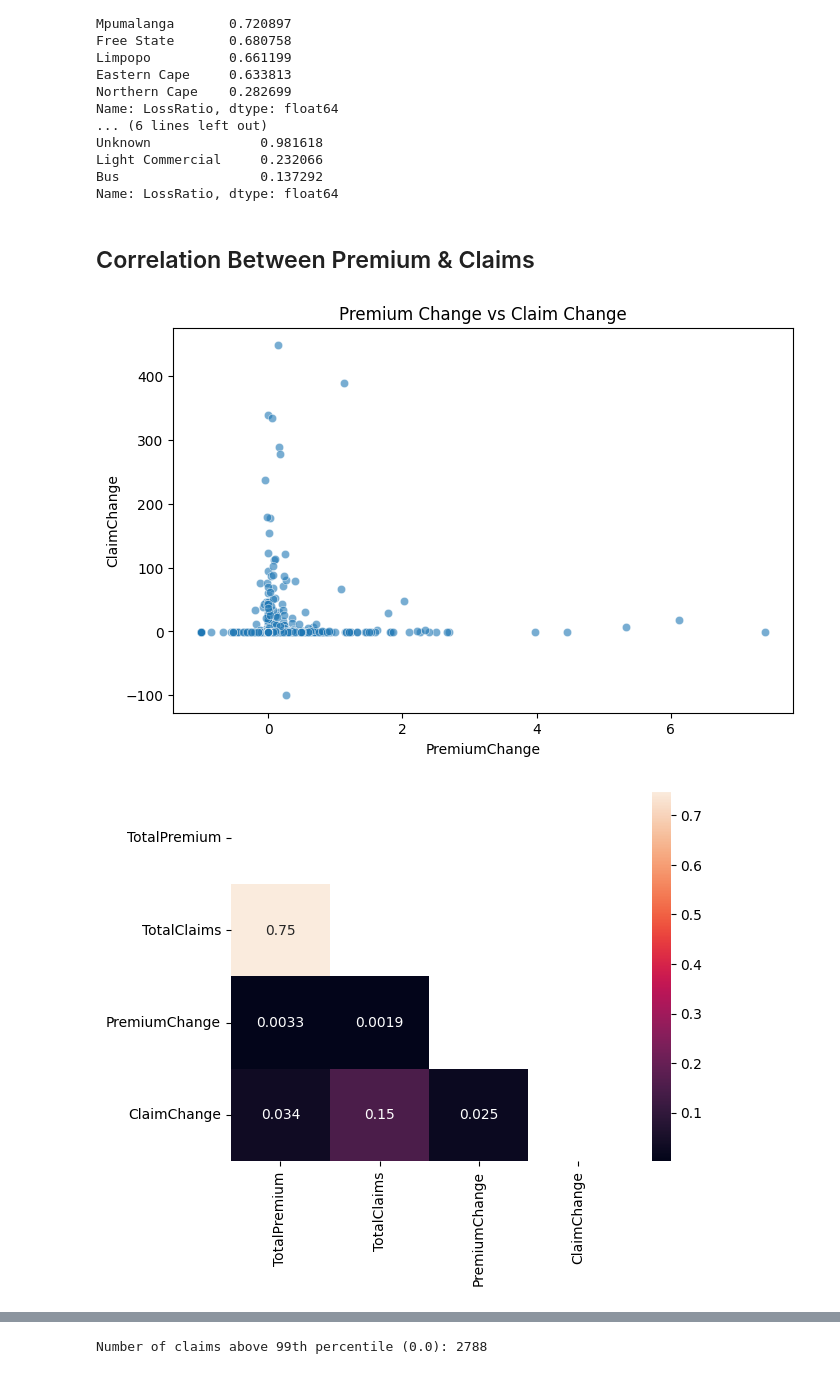
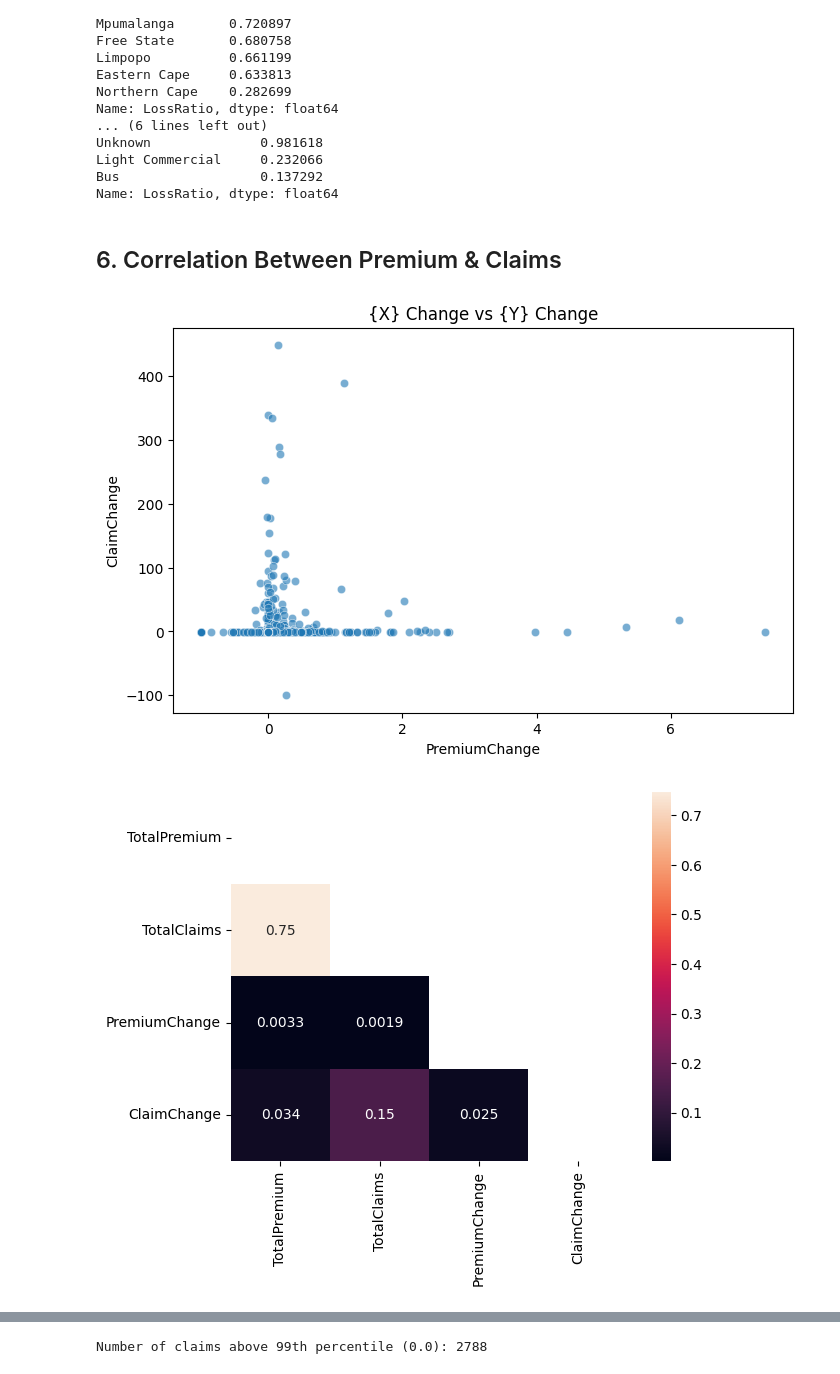
Before and after one commit to Aryam-21/insurance-risk-analytics, a Jupyter notebook: notebooks/task-1.ipynb, the cells around one changed output, grey strips where cells are left out. Drawn from its saved outputs; the diff is of its cells as text; code cells hidden in the pictures.

Commit message:
Use src folder for storing ploting functions with in Plot class .

```diff
--- a/notebooks/task-1.ipynb
+++ b/notebooks/task-1.ipynb
@@ -7,6 +7,10 @@ import pandas as pd
 import seaborn as sns
 import matplotlib.pyplot as plt
 import numpy as np
+import sys
+sys.path.append('../')
+from src.plot import Plot
+ploter = Plot()
 # %% [markdown]
 ## 2. Look at the structure
 # %%
@@ -139,36 +143,31 @@ Light Commercial     0.232066
 Bus                  0.137292
 Name: LossRatio, dtype: float64
 # %% [markdown]
-## Correlation Between Premium & Claims
+## 6. Correlation Between Premium & Claims
 # %%
 # Create Month column
 df['Month'] = df['TransactionMonth'].dt.to_period('M').astype(str)
 
 # Aggregate by ZipCode + Month
 zip_monthly = df.groupby(['PostalCode', 'Month']).agg(
     TotalPremium=('TotalPremium', 'sum'),
     TotalClaims=('TotalClaims', 'sum')
 ).reset_index()
 
 # Month-over-Month changes
 zip_monthly = zip_monthly.sort_values(['PostalCode', 'Month'])
 zip_monthly['PremiumChange'] = zip_monthly.groupby('PostalCode')['TotalPremium'].pct_change()
 zip_monthly['ClaimChange'] = zip_monthly.groupby('PostalCode')['TotalClaims'].pct_change()
 
 # Scatter plot
-plt.figure(figsize=(8,5))
-sns.scatterplot(data=zip_monthly, x='PremiumChange', y='ClaimChange', alpha=0.6)
-plt.title("Premium Change vs Claim Change")
-plt.show()
+ploter.scatter_plot(zip_monthly,'PremiumChange','ClaimChange')
+
 
 # Correlation matrix + heatmap
 corr = zip_monthly[['TotalPremium','TotalClaims','PremiumChange','ClaimChange']].corr()
-mask = np.zeros_like(corr)
-up_tri = np.triu_indices_from(mask)
-mask[up_tri] = True
-sns.heatmap(data=corr, mask=mask, annot=True)
-plt.show()
+
+ploter.heat_plot(corr)
 # %% [output]
-[figure, old version]
+[figure, new version]
 [figure]
 # %% [markdown]
```
Also changed, not shown: parts of 15 cells of this notebook, 1 other file.
